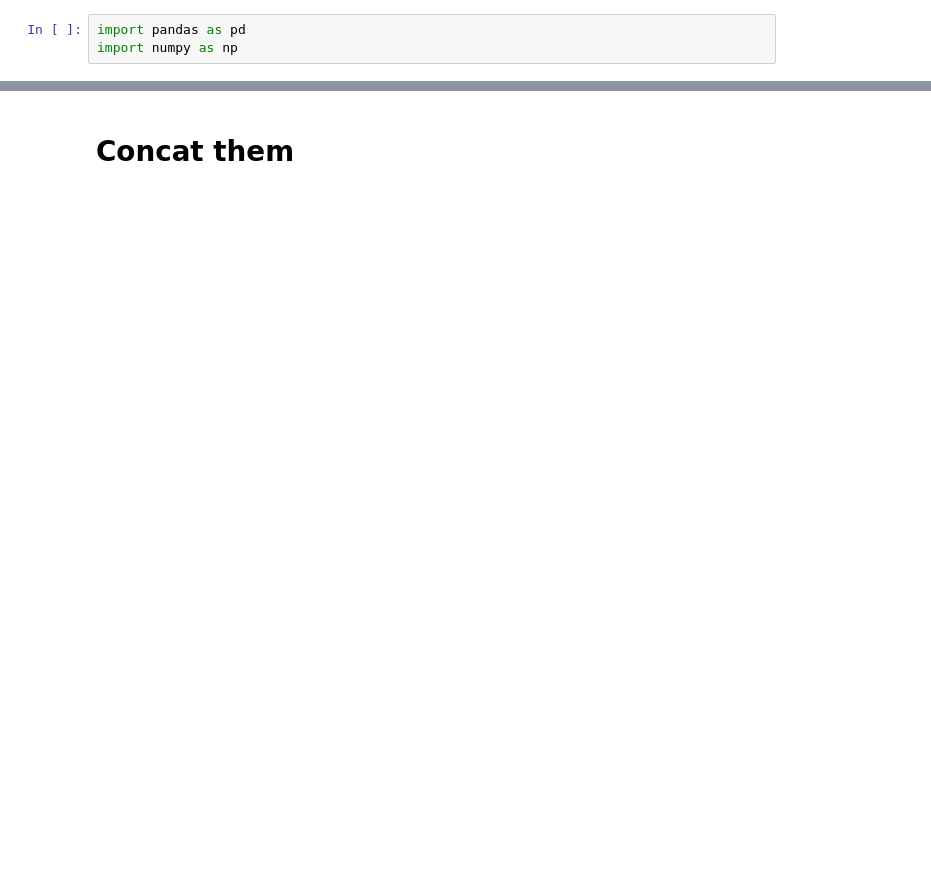
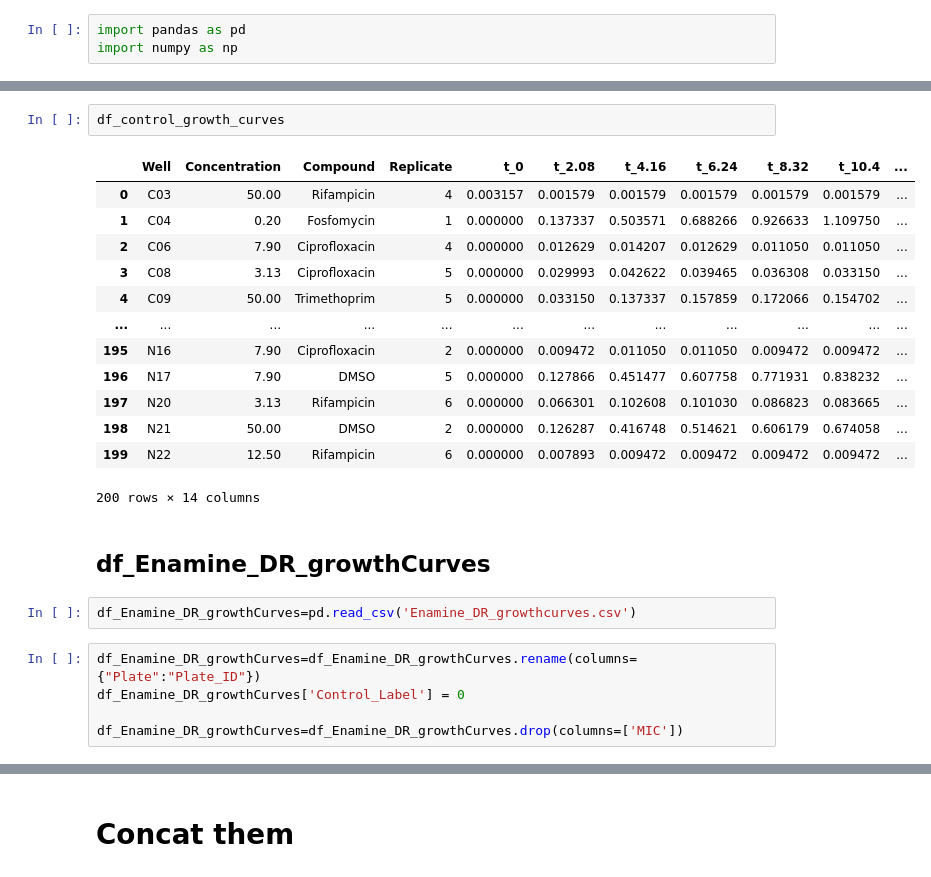
Before and after one commit to ethankreuzer/local_growthcurve, a Jupyter notebook: Well_Plate_effects.ipynb, the cells around one changed output, grey strips where cells are left out. Drawn from its saved outputs; the diff is of its cells as text; blank space fills up the shorter version.

```diff
--- a/Well_Plate_effects.ipynb
+++ b/Well_Plate_effects.ipynb
@@ -12,3 +104,28 @@ df_Enamine_t6_t12_controls=pd.read_csv('/Users/ethankreuzer/Desktop/UdeM/MILA/En
+# %%
+df_control_growth_curves
+# %% [output]
+|  | Well | Concentration | Compound | Replicate | t_0 | t_2.08 | t_4.16 | t_6.24 | t_8.32 | t_10.4 | ... |
+| 0 | C03 | 50.00 | Rifampicin | 4 | 0.003157 | 0.001579 | 0.001579 | 0.001579 | 0.001579 | 0.001579 | ... |
+| 1 | C04 | 0.20 | Fosfomycin | 1 | 0.000000 | 0.137337 | 0.503571 | 0.688266 | 0.926633 | 1.109750 | ... |
+| 2 | C06 | 7.90 | Ciprofloxacin | 4 | 0.000000 | 0.012629 | 0.014207 | 0.012629 | 0.011050 | 0.011050 | ... |
+| 3 | C08 | 3.13 | Ciprofloxacin | 5 | 0.000000 | 0.029993 | 0.042622 | 0.039465 | 0.036308 | 0.033150 | ... |
+| 4 | C09 | 50.00 | Trimethoprim | 5 | 0.000000 | 0.033150 | 0.137337 | 0.157859 | 0.172066 | 0.154702 | ... |
+| ... | ... | ... | ... | ... | ... | ... | ... | ... | ... | ... | ... |
+| 195 | N16 | 7.90 | Ciprofloxacin | 2 | 0.000000 | 0.009472 | 0.011050 | 0.011050 | 0.009472 | 0.009472 | ... |
+| 196 | N17 | 7.90 | DMSO | 5 | 0.000000 | 0.127866 | 0.451477 | 0.607758 | 0.771931 | 0.838232 | ... |
+| 197 | N20 | 3.13 | Rifampicin | 6 | 0.000000 | 0.066301 | 0.102608 | 0.101030 | 0.086823 | 0.083665 | ... |
+| 198 | N21 | 50.00 | DMSO | 2 | 0.000000 | 0.126287 | 0.416748 | 0.514621 | 0.606179 | 0.674058 | ... |
+| 199 | N22 | 12.50 | Rifampicin | 6 | 0.000000 | 0.007893 | 0.009472 | 0.009472 | 0.009472 | 0.009472 | ... |
+200 rows × 14 columns
+# %% [markdown]
+## df_Enamine_DR_growthCurves
+# %%
+df_Enamine_DR_growthCurves=pd.read_csv('Enamine_DR_growthcurves.csv')
+# %%
+df_Enamine_DR_growthCurves=df_Enamine_DR_growthCurves.rename(columns={"Plate":"Plate_ID"})
+df_Enamine_DR_growthCurves['Control_Label'] = 0
+
+df_Enamine_DR_growthCurves=df_Enamine_DR_growthCurves.drop(columns=['MIC'])
 # %%
 df_Enamine_DR_growthCurves
 # %% [output]
```
Also changed, not shown: parts of 51 cells of this notebook.
